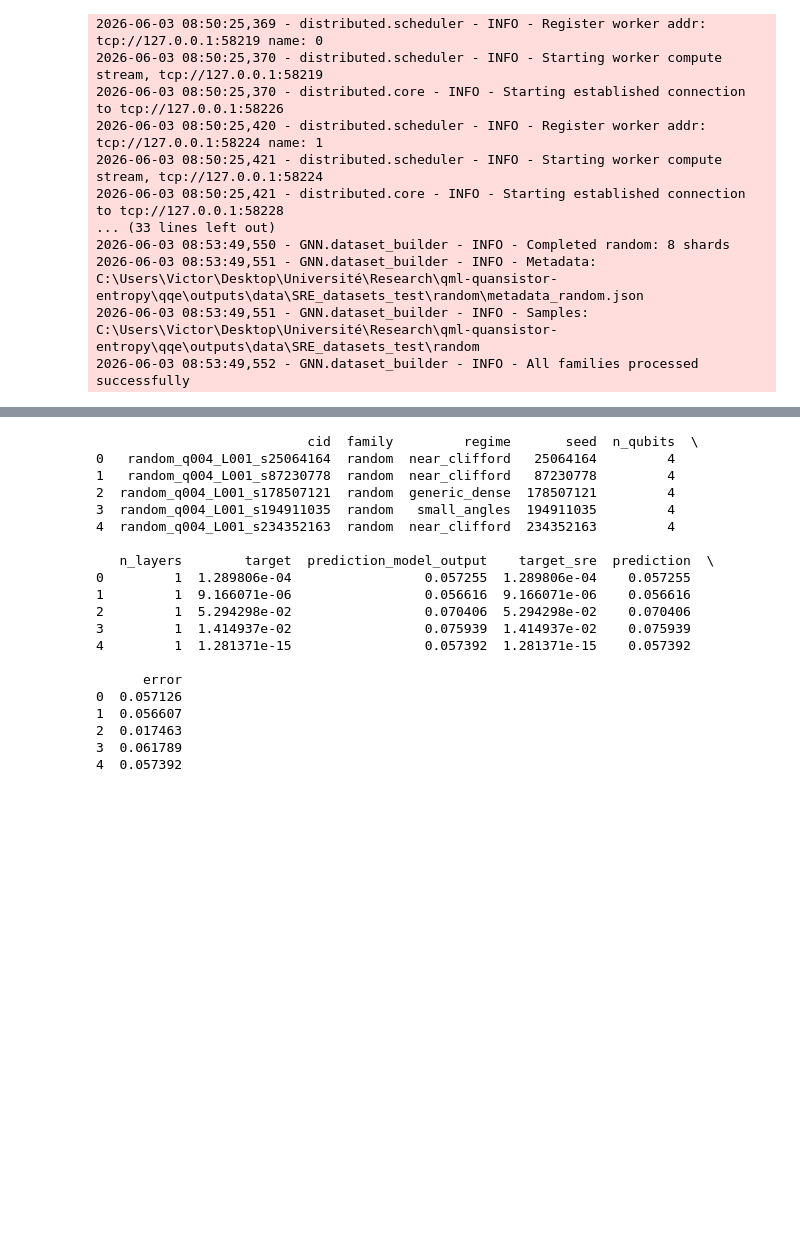
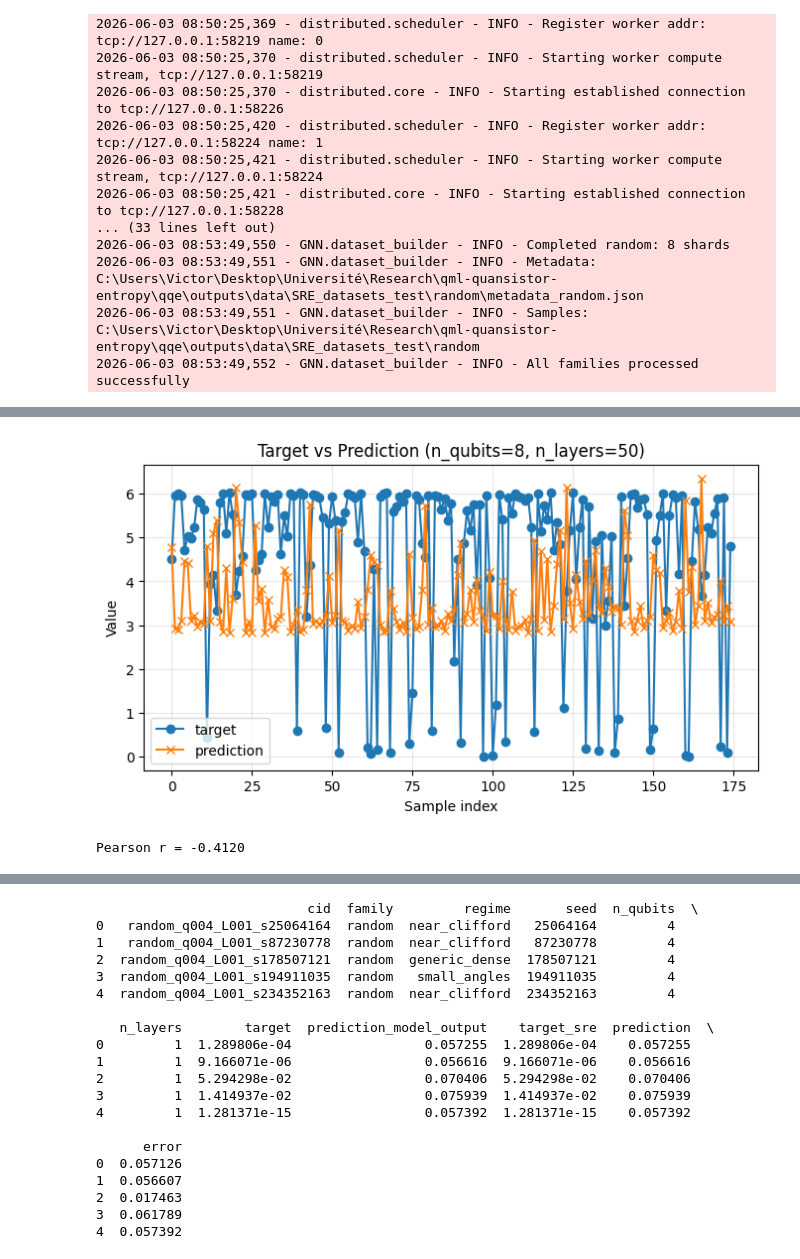
Before and after one commit to VicLambert/qml-quansistor-entropy, a Jupyter notebook: qqe/notebooks/06_01_2026.ipynb, the cells around one changed output, grey strips where cells are left out. Drawn from its saved outputs; the diff is of its cells as text; code cells hidden in the pictures; blank space fills up the shorter version.

```diff
--- a/qqe/notebooks/06_01_2026.ipynb
+++ b/qqe/notebooks/06_01_2026.ipynb
@@ -295,0 +295,80 @@ run(
+# %%
+model_type="gnn"
+epochs = 5
+lr = 0.0018760928244666698
+loss_type = "huber"   # "mse" | "huber"
+batch_size = 32
+training_mode = "per_family"  # "global" | "per_family"
+family = "random"  # required if training_mode == "per_family"
+target = "sre"
+data_dir = "../outputs/data/datasets_SRE"
+model_save_path = f"../outputs/models/{family}_model_{model_type}_{training_mode}.pt"
+show_progress=True
+show_val_progress=False
+log_every_n_batches=10
+heartbeat_secs=60.0
+epoch_time_warning_secs=600.0
+training_scope = "family" if training_mode == "per_family" else "global"
+plot_qubits = 8
+plot_layers = 50
+target_variant = "sre_density"  # "sre" | "sre_density" | "log_sre" | "sqrt_sre"
+split = "target"  # "target" | "family"
+
+
+model_hparams = {
+    "gnn_hidden": 32,
+    "gnn_heads": 4,
+    "global_hidden": 128,
+    "reg_hidden": 128,
+    "num_layers": 3,
+    "dropout_rate": 0.13173830279748305,
+}
+
+train_hparams = {
+    "weight_decay": 0.0003324725858640221,
+    "grad_clip": 1.0289214665544766,
+    "early_stopping_patience": 10,
+    "early_stopping_min_delta": 0.0,
+}
+
+training_scope = "family" if training_mode == "per_family" else "global"
+# predictions(
+#     model_path=model_save_path,
+#     model_kind=model_type,
+#     training_scope=training_scope,
+#     target_variant=target_variant,
+#     loss_type=loss_type,
+#     model_family=family,
+#     dataset_root=data_dir,
+#     dataset_family=family,
+#     batch_size=batch_size,
+#     global_feature_variant="binned",
+#     node_feature_backend_variant=None,
+#     plot_n_layers=plot_layers,
+#     plot_n_qubits=plot_qubits,
+#     split_by_family=True,
+#     show_progress=True,
+# )
+
+df = pd.read_csv(f"../outputs/predictions/{training_scope}/{model_type}_predictions_{family}.csv")
+cols_to_fix = ["n_qubits", "n_layers", "seed"]
+
+for col in cols_to_fix:
+    df[col] = df[col].apply(to_scalar).astype(int)
+view_correlation(
+    df,
+    nq=plot_qubits,
+    nl=plot_layers,
+    col_x="target",
+    col_y="prediction",
+)
+df = df[(df["n_qubits"] == plot_qubits) & (df["n_layers"] == plot_layers)]
+plt.figure(figsize=(8, 6))
+plt.scatter(df["target"], df["prediction"], alpha=0.7)
+plt.plot([df["target"].min(), df["target"].max()], [df["target"].min(), df["target"].max()], "r--")  # y=x line
+plt.xlabel("True SRE")
+plt.ylabel("Predicted SRE")
+plt.title(f"True vs Predicted SRE for {family} Family (GNN Model)")
+# %% [output]
+[figure, added]
+Pearson r = -0.4120
```
Also changed, not shown: parts of 6 cells of this notebook, 4 other files.
